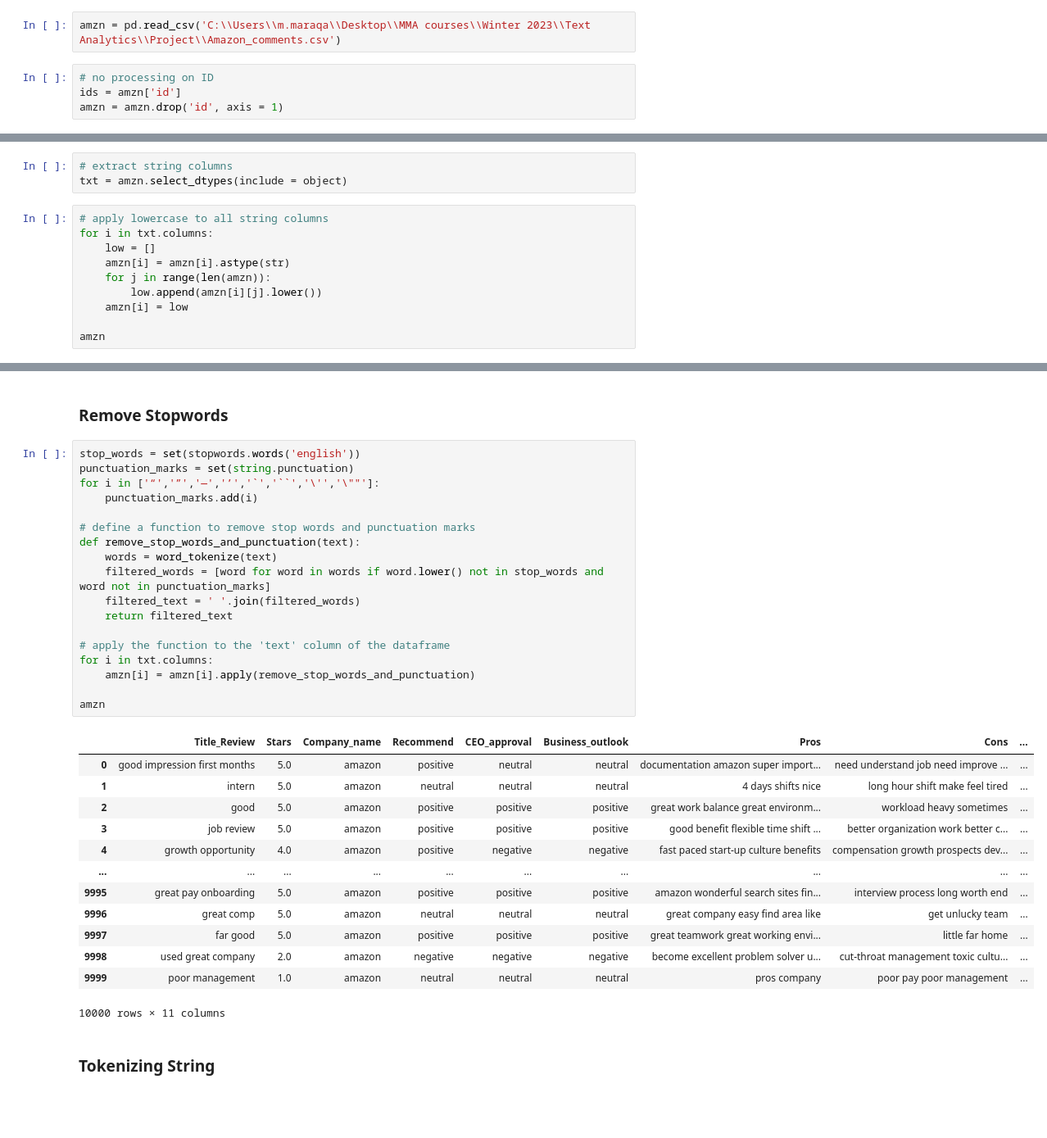
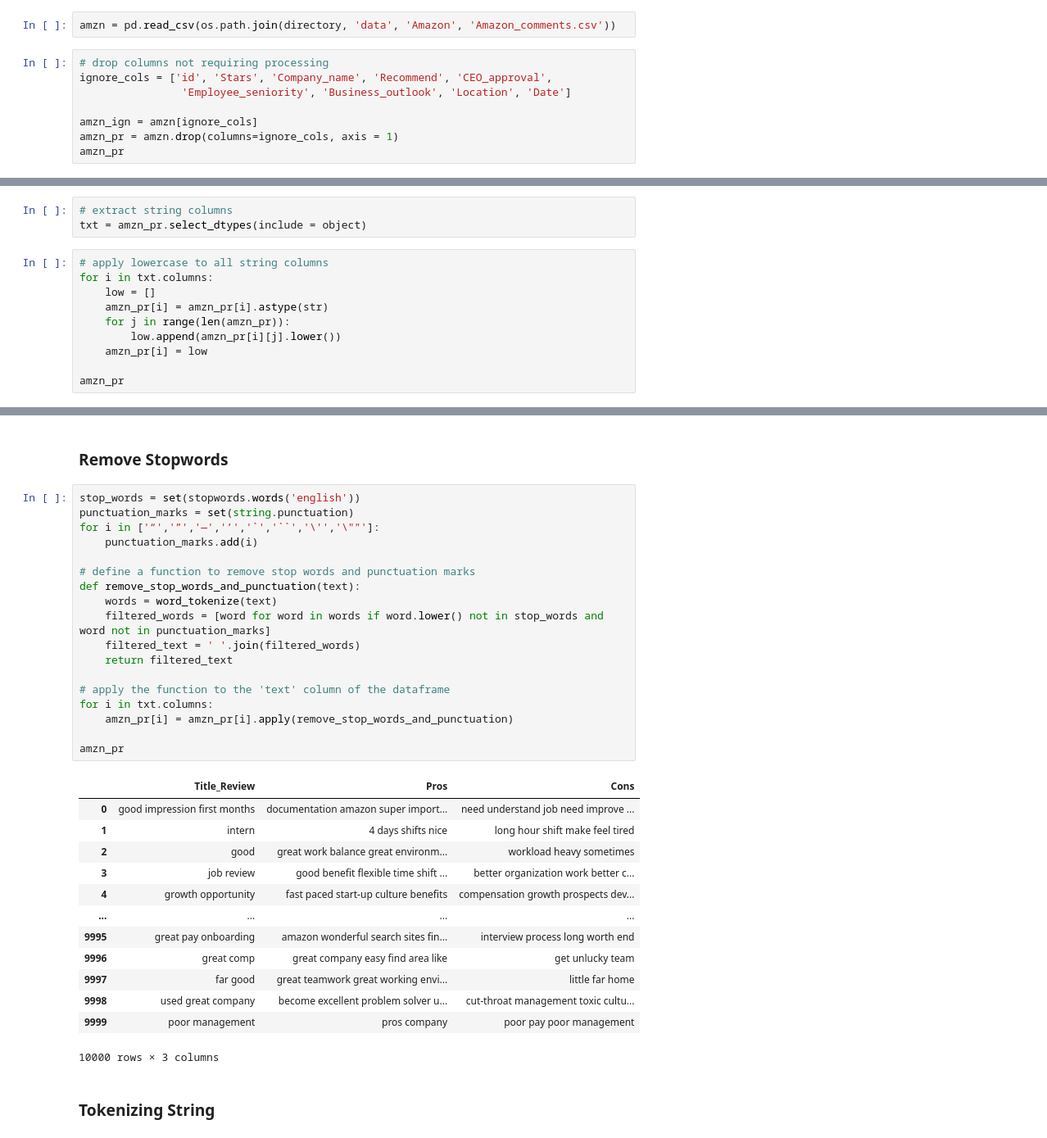
Before and after one commit to Konstantin-Volodin/McGill-INSY-669-GroupProject, a Jupyter notebook: scripts/Text Preprocessing.ipynb, the cells around one changed output, grey strips where cells are left out. Shown: that part at 82% size. Drawn from its saved outputs; the diff is of its cells as text; blank space fills up the shorter version.

```diff
--- a/scripts/Text Preprocessing.ipynb
+++ b/scripts/Text Preprocessing.ipynb
@@ -27,8 +35,12 @@ import matplotlib.pyplot as plt
 # %% [markdown]
 ### Import data
 # %%
-amzn = pd.read_csv('C:\\Users\\m.maraqa\\Desktop\\MMA courses\\Winter 2023\\Text Analytics\\Project\\Amazon_comments.csv')
+amzn = pd.read_csv(os.path.join(directory, 'data', 'Amazon', 'Amazon_comments.csv'))
 # %%
-# no processing on ID
-ids = amzn['id']
-amzn = amzn.drop('id', axis = 1)
+# drop columns not requiring processing
+ignore_cols = ['id', 'Stars', 'Company_name', 'Recommend', 'CEO_approval',
+                'Employee_seniority', 'Business_outlook', 'Location', 'Date']
+
+amzn_ign = amzn[ignore_cols]
+amzn_pr = amzn.drop(columns=ignore_cols, axis = 1)
+amzn_pr
@@ -52,15 +62,15 @@ amzn
 ### Lowercase the Strings
 # %%
 # extract string columns
-txt = amzn.select_dtypes(include = object)
+txt = amzn_pr.select_dtypes(include = object)
 # %%
 # apply lowercase to all string columns
 for i in txt.columns:
     low = []
-    amzn[i] = amzn[i].astype(str)
-    for j in range(len(amzn)):
-        low.append(amzn[i][j].lower())
-    amzn[i] = low
+    amzn_pr[i] = amzn_pr[i].astype(str)
+    for j in range(len(amzn_pr)):
+        low.append(amzn_pr[i][j].lower())
+    amzn_pr[i] = low
 
-amzn
+amzn_pr
 # %% [output]
@@ -82,35 +92,35 @@ amzn
 # %%
 stop_words = set(stopwords.words('english'))
 punctuation_marks = set(string.punctuation)
 for i in ['“','”','—','’','`','``','\'','\""']:
     punctuation_marks.add(i)
 
 # define a function to remove stop words and punctuation marks
 def remove_stop_words_and_punctuation(text):
     words = word_tokenize(text)
     filtered_words = [word for word in words if word.lower() not in stop_words and word not in punctuation_marks]
     filtered_text = ' '.join(filtered_words)
     return filtered_text
 
 # apply the function to the 'text' column of the dataframe
 for i in txt.columns:
-    amzn[i] = amzn[i].apply(remove_stop_words_and_punctuation)
+    amzn_pr[i] = amzn_pr[i].apply(remove_stop_words_and_punctuation)
 
-amzn
+amzn_pr
 # %% [output]
-|  | Title_Review | Stars | Company_name | Recommend | CEO_approval | Business_outlook | Pros | Cons | ... |
-| 0 | good impression first months | 5.0 | amazon | positive | neutral | neutral | documentation amazon super import... | need understand job need improve ... | ... |
-| 1 | intern | 5.0 | amazon | neutral | neutral | neutral | 4 days shifts nice | long hour shift make feel tired | ... |
-| 2 | good | 5.0 | amazon | positive | positive | positive | great work balance great environm... | workload heavy sometimes | ... |
-| 3 | job review | 5.0 | amazon | positive | positive | positive | good benefit flexible time shift ... | better organization work better c... | ... |
-| 4 | growth opportunity | 4.0 | amazon | positive | negative | negative | fast paced start-up culture benefits | compensation growth prospects dev... | ... |
-| ... | ... | ... | ... | ... | ... | ... | ... | ... | ... |
-| 9995 | great pay onboarding | 5.0 | amazon | positive | positive | positive | amazon wonderful search sites fin... | interview process long worth end | ... |
-| 9996 | great comp | 5.0 | amazon | neutral | neutral | neutral | great company easy find area like | get unlucky team | ... |
-| 9997 | far good | 5.0 | amazon | positive | positive | positive | great teamwork great working envi... | little far home | ... |
-| 9998 | used great company | 2.0 | amazon | negative | negative | negative | become excellent problem solver u... | cut-throat management toxic cultu... | ... |
-| 9999 | poor management | 1.0 | amazon | neutral | neutral | neutral | pros company | poor pay poor management | ... |
+|  | Title_Review | Pros | Cons |
+| 0 | good impression first months | documentation amazon super import... | need understand job need improve ... |
+| 1 | intern | 4 days shifts nice | long hour shift make feel tired |
+| 2 | good | great work balance great environm... | workload heavy sometimes |
+| 3 | job review | good benefit flexible time shift ... | better organization work better c... |
+| 4 | growth opportunity | fast paced start-up culture benefits | compensation growth prospects dev... |
+| ... | ... | ... | ... |
+| 9995 | great pay onboarding | amazon wonderful search sites fin... | interview process long worth end |
+| 9996 | great comp | great company easy find area like | get unlucky team |
+| 9997 | far good | great teamwork great working envi... | little far home |
+| 9998 | used great company | become excellent problem solver u... | cut-throat management toxic cultu... |
+| 9999 | poor management | pros company | poor pay poor management |
-10000 rows × 11 columns
+10000 rows × 3 columns
 # %% [markdown]
 ### Tokenizing String
 # %%
```
Also changed, not shown: parts of 13 cells of this notebook, 4 other files.
